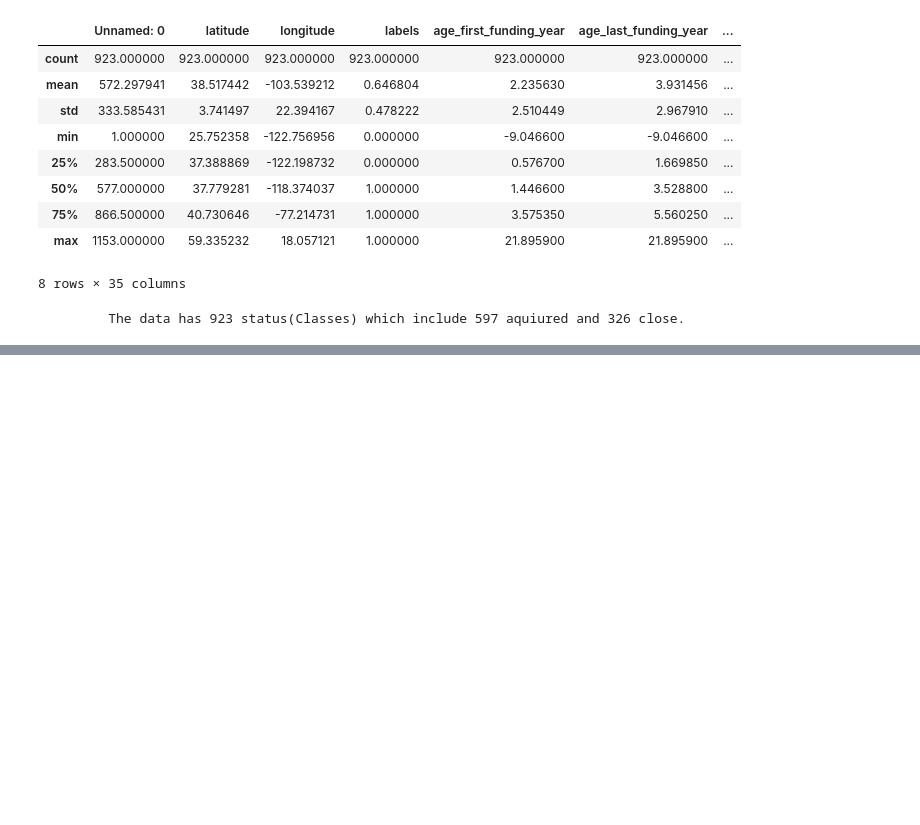
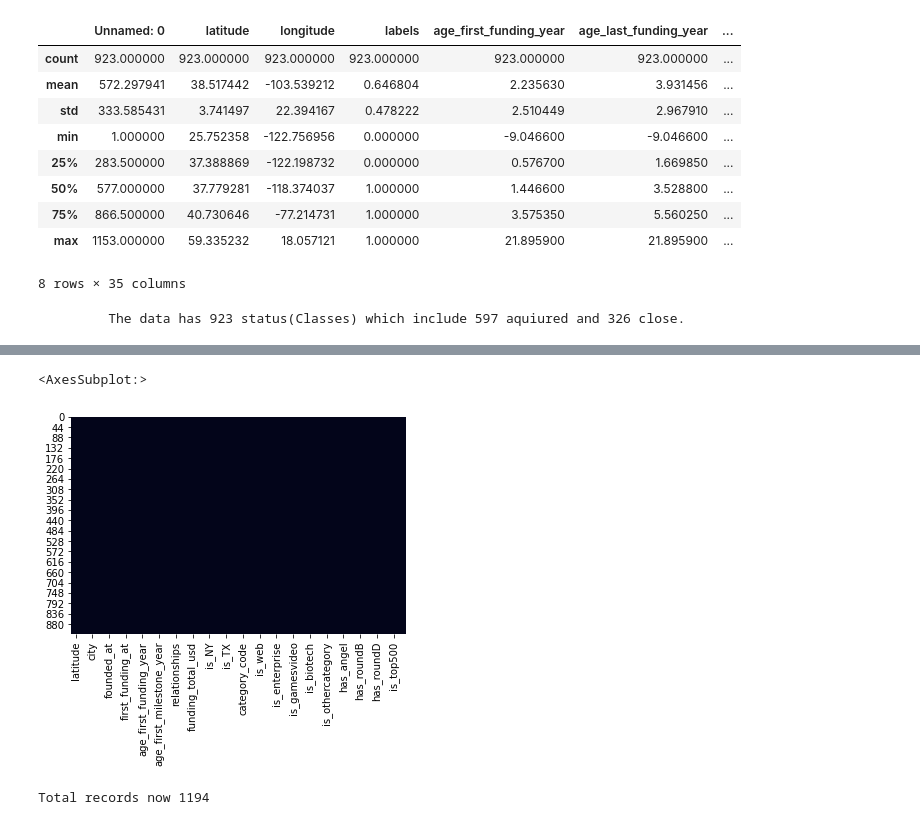
Before and after one commit to ZeeWING-Projects/Start-up-pridiction-dataset-analysis, a Jupyter notebook: AI_Assignment.ipynb, the cells around one changed output, grey strips where cells are left out. Cells and saved outputs as stored; diff of their text form; code cells hidden in the pictures; blank space fills up the shorter version.

```diff
--- a/AI_Assignment.ipynb
+++ b/AI_Assignment.ipynb
@@ -80,3 +87,6 @@ print("\n \t The data has {} status(Classes) which include {} aquiured and {} cl
                                                                                 status_categories[1]))
 # %% [output]
          The data has 923 status(Classes) which include 597 aquiured and 326 close.
+# %%
+#Loading the normalized dataset.
+data = pd.read_csv("Dataset_02_standarized_.csv")
@@ -82,0 +113,5 @@ print("\n \t The data has {} status(Classes) which include {} aquiured and {} cl
+# %%
+sns.heatmap(data.isnull(), cbar=False)
+# %% [output]
+<AxesSubplot:>
+[figure, added]
@@ -82,0 +125,6 @@ print("\n \t The data has {} status(Classes) which include {} aquiured and {} cl
+# %%
+status_all = list(X_sm.shape)[0]
+
+print("Total records now {}".format(status_all))
+# %% [output]
+Total records now 1194
```
Also changed, not shown: parts of 6 cells of this notebook, 3 other files.
